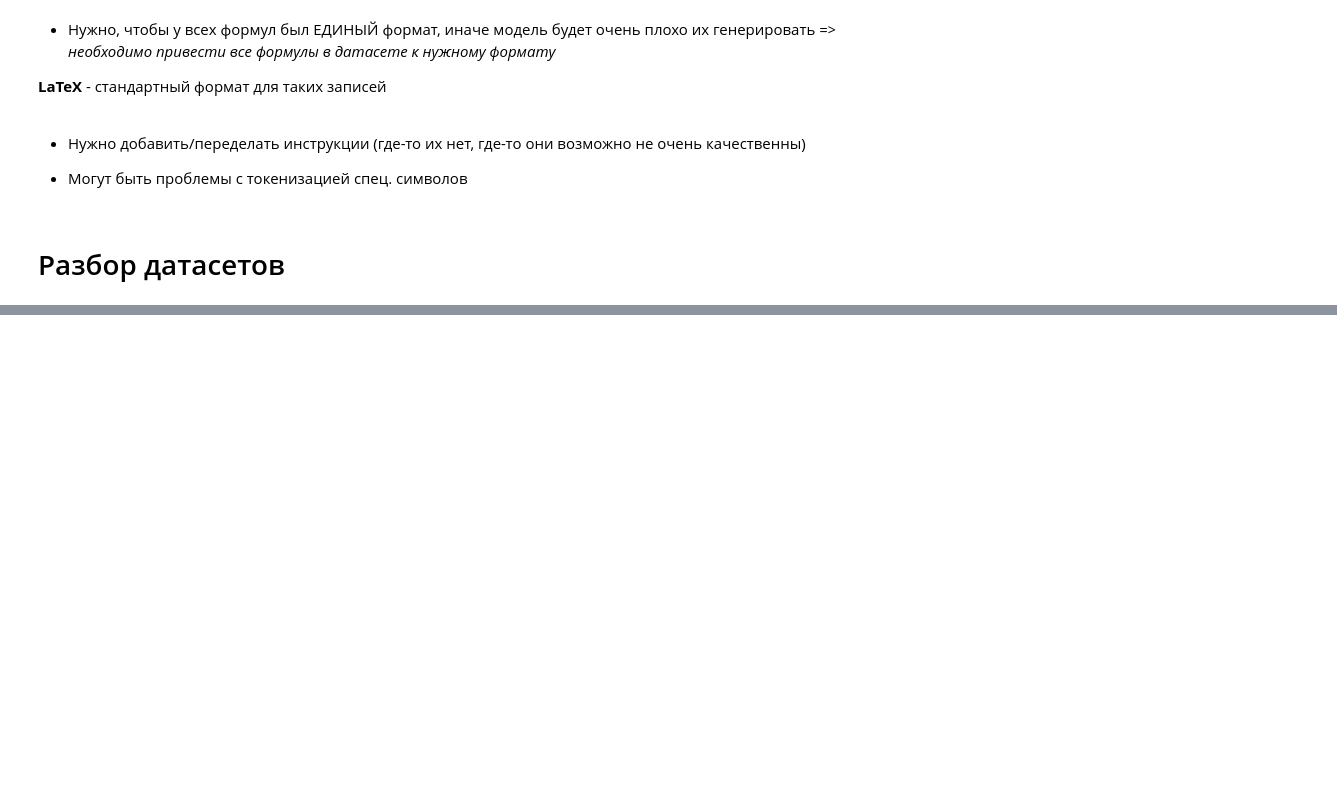
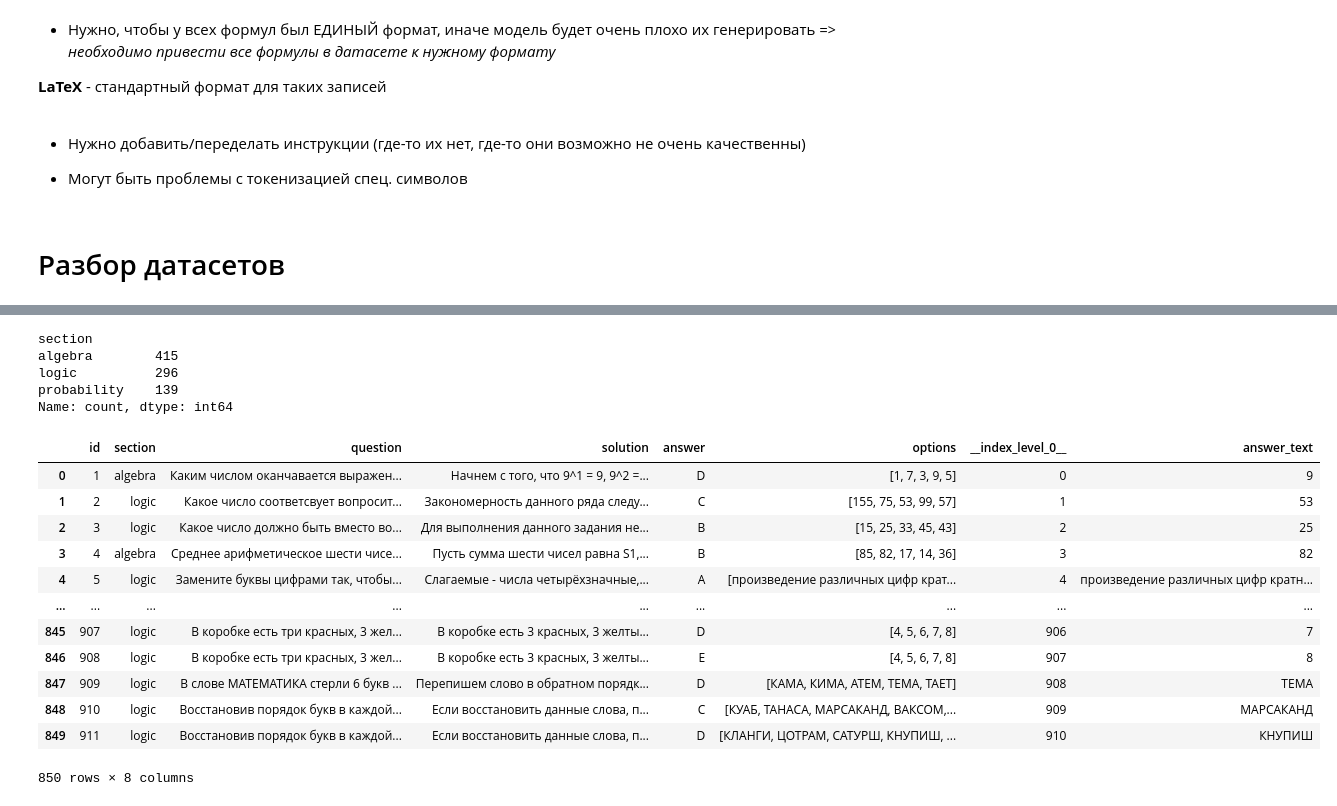
Before and after one commit to sollltit/vkr_gen_model, a Jupyter notebook: data.ipynb, the cells around one changed output, grey strips where cells are left out. Saved outputs shown, nothing was run; the diff lists cells and outputs as text; code cells hidden in the pictures; blank space fills up the shorter version.

```diff
--- a/data.ipynb
+++ b/data.ipynb
@@ -299,0 +587,2 @@ df = df.drop_duplicates()
+# %%
+qaz = load_dataset('lighteval/QazUNTv2', 'ru')
@@ -299,0 +601,3 @@ df = df.drop_duplicates()
+# %%
+qaz_df = qaz['train'].to_pandas()
+qaz_df
@@ -299,0 +618,42 @@ df = df.drop_duplicates()
+# %%
+qaz_df['section'].value_counts()
+# %% [output]
+section
+algebra        415
+logic          296
+probability    139
+Name: count, dtype: int64
+# %%
+def get_real_answer(row):
+    try:
+        letter = row['answer']
+        options = row['options']
+
+        # если options вдруг строка → превращаем в список
+        if isinstance(options, str):
+            import ast
+            options = ast.literal_eval(options)
+
+        index = ord(letter) - ord('A')
+        return options[index]
+
+    except:
+        return None
+
+qaz_df['answer_text'] = qaz_df.apply(get_real_answer, axis=1)
+# %%
+qaz_df
+# %% [output]
+|  | id | section | question | solution | answer | options | __index_level_0__ | answer_text |
+| 0 | 1 | algebra | Каким числом оканчавается выражен... | Начнем с того, что 9^1 = 9, 9^2 =... | D | [1, 7, 3, 9, 5] | 0 | 9 |
+| 1 | 2 | logic | Какое число соответсвует вопросит... | Закономерность данного ряда следу... | C | [155, 75, 53, 99, 57] | 1 | 53 |
+| 2 | 3 | logic | Какое число должно быть вместо во... | Для выполнения данного задания не... | B | [15, 25, 33, 45, 43] | 2 | 25 |
+| 3 | 4 | algebra | Среднее арифметическое шести чисе... | Пусть сумма шести чисел равна S1,... | B | [85, 82, 17, 14, 36] | 3 | 82 |
+| 4 | 5 | logic | Замените буквы цифрами так, чтобы... | Слагаемые - числа четырёхзначные,... | A | [произведение различных цифр крат... | 4 | произведение различных цифр кратн... |
+| ... | ... | ... | ... | ... | ... | ... | ... | ... |
+| 845 | 907 | logic | В коробке есть три красных, 3 жел... | В коробке есть 3 красных, 3 желты... | D | [4, 5, 6, 7, 8] | 906 | 7 |
+| 846 | 908 | logic | В коробке есть три красных, 3 жел... | В коробке есть 3 красных, 3 желты... | E | [4, 5, 6, 7, 8] | 907 | 8 |
+| 847 | 909 | logic | В слове МАТЕМАТИКА стерли 6 букв ... | Перепишем слово в обратном порядк... | D | [КАМА, КИМА, АТЕМ, ТЕМА, ТАЕТ] | 908 | ТЕМА |
+| 848 | 910 | logic | Восстановив порядок букв в каждой... | Если восстановить данные слова, п... | C | [КУАБ, ТАНАСА, МАРСАКАНД, ВАКСОМ,... | 909 | МАРСАКАНД |
+| 849 | 911 | logic | Восстановив порядок букв в каждой... | Если восстановить данные слова, п... | D | [КЛАНГИ, ЦОТРАМ, САТУРШ, КНУПИШ, ... | 910 | КНУПИШ |
+850 rows × 8 columns
```
Also changed, not shown: parts of 97 cells of this notebook, 2 other files.
